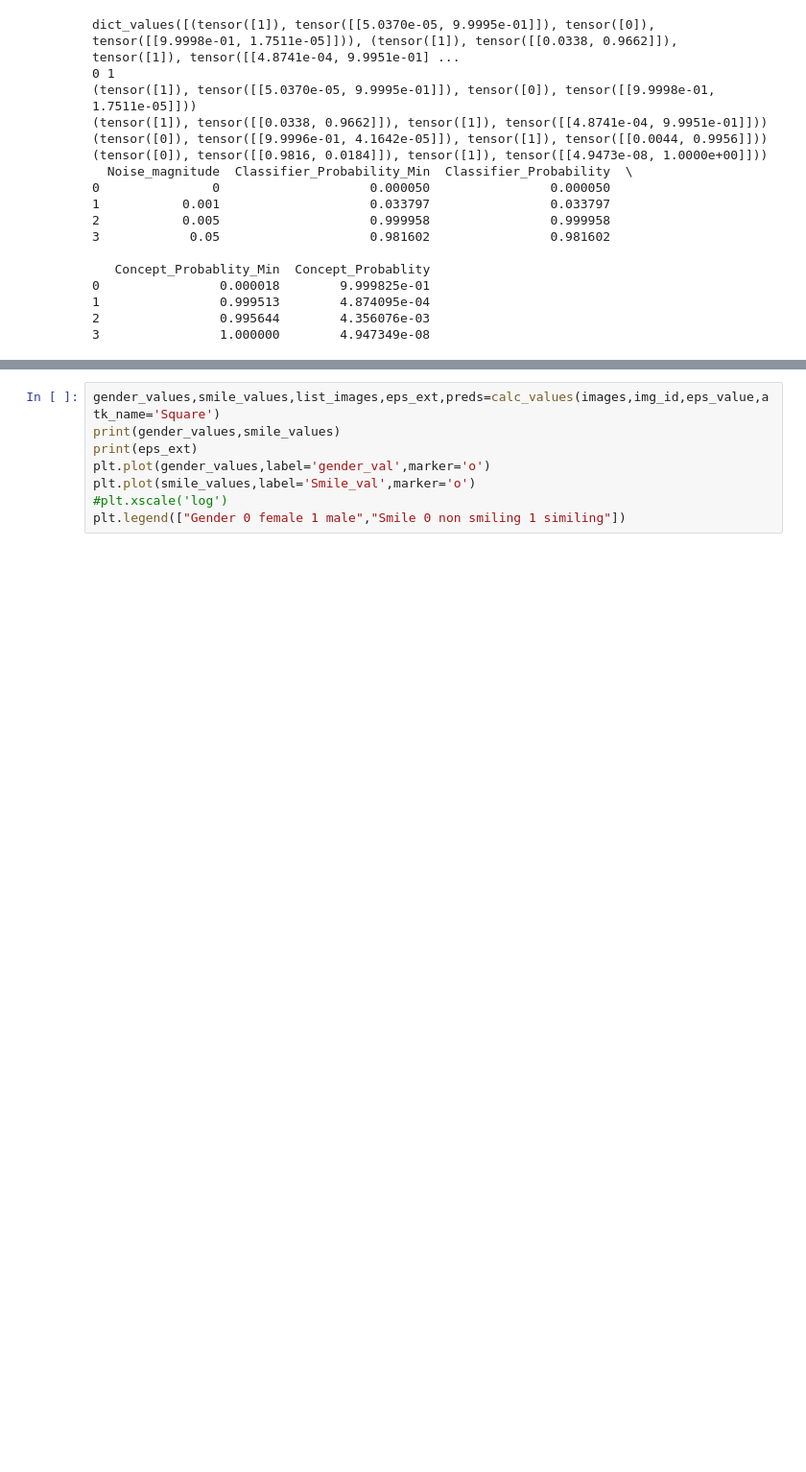
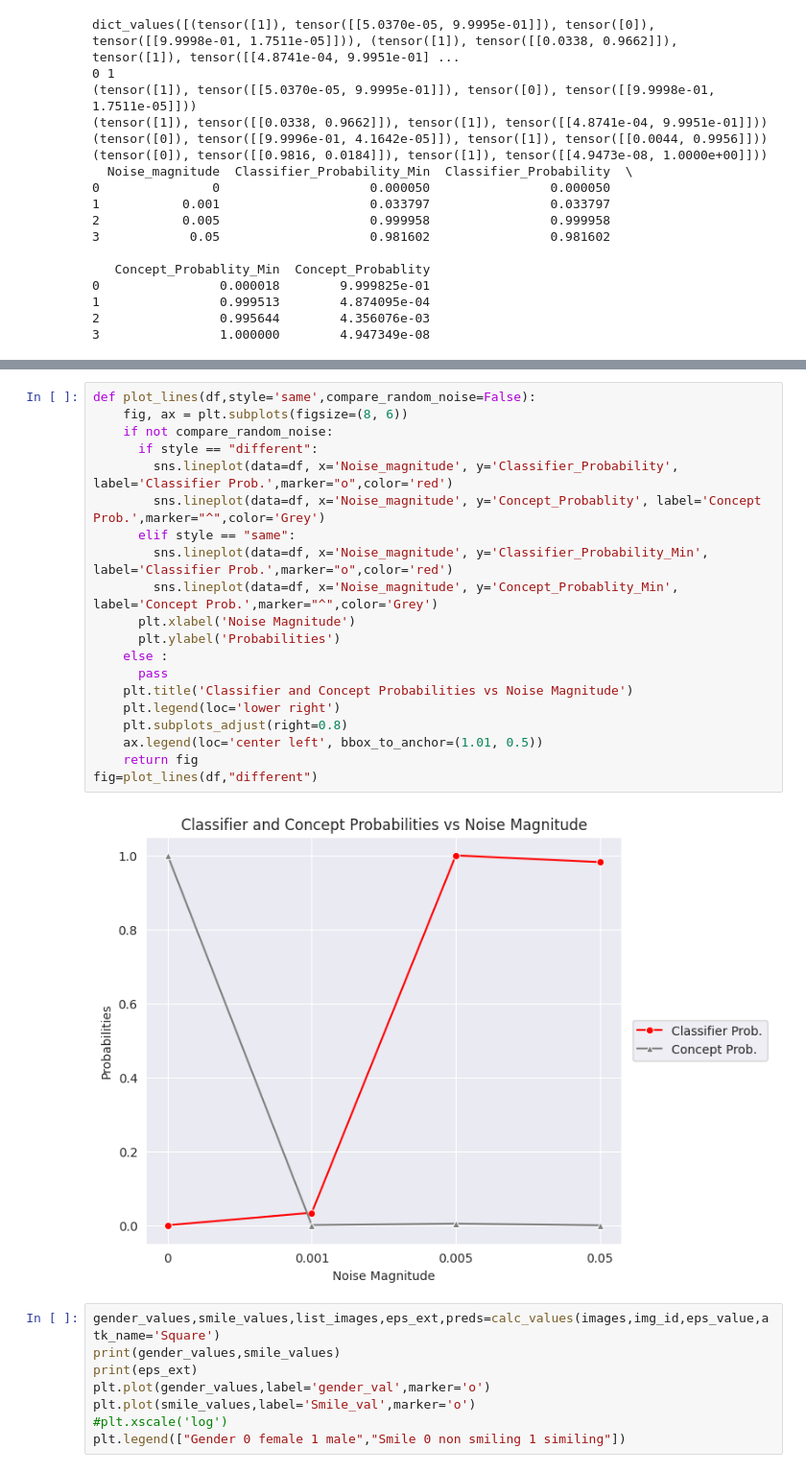
Before and after one commit to pushkershukla/InsightFace-PyTorch, a Jupyter notebook: Adverserial_examples_Test.ipynb, the cells around one changed output, grey strips where cells are left out. Shown at 96% size. Drawn from its saved outputs; the diff is of its cells as text; blank space fills up the shorter version.

```diff
--- a/Adverserial_examples_Test.ipynb
+++ b/Adverserial_examples_Test.ipynb
@@ -817,3 +801,25 @@ sns.lineplot(data=df, x='Noise_magnitude', y='Classifier_Probability', label='Cl
+# %%
+def plot_lines(df,style='same',compare_random_noise=False):
+    fig, ax = plt.subplots(figsize=(8, 6))
+    if not compare_random_noise:
+      if style == "different":
+        sns.lineplot(data=df, x='Noise_magnitude', y='Classifier_Probability', label='Classifier Prob.',marker="o",color='red')
+        sns.lineplot(data=df, x='Noise_magnitude', y='Concept_Probablity', label='Concept Prob.',marker="^",color='Grey')
+      elif style == "same":
+        sns.lineplot(data=df, x='Noise_magnitude', y='Classifier_Probability_Min', label='Classifier Prob.',marker="o",color='red')
+        sns.lineplot(data=df, x='Noise_magnitude', y='Concept_Probablity_Min', label='Concept Prob.',marker="^",color='Grey')
+      plt.xlabel('Noise Magnitude')
+      plt.ylabel('Probabilities')
+    else :
+      pass
+    plt.title('Classifier and Concept Probabilities vs Noise Magnitude')
+    plt.legend(loc='lower right')
+    plt.subplots_adjust(right=0.8)
+    ax.legend(loc='center left', bbox_to_anchor=(1.01, 0.5))
+    return fig
+fig=plot_lines(df,"different")
+# %% [output]
+[figure, added]
 # %%
 gender_values,smile_values,list_images,eps_ext,preds=calc_values(images,img_id,eps_value,atk_name='Square')
 print(gender_values,smile_values)
```
Also changed, not shown: parts of 3 cells of this notebook.
